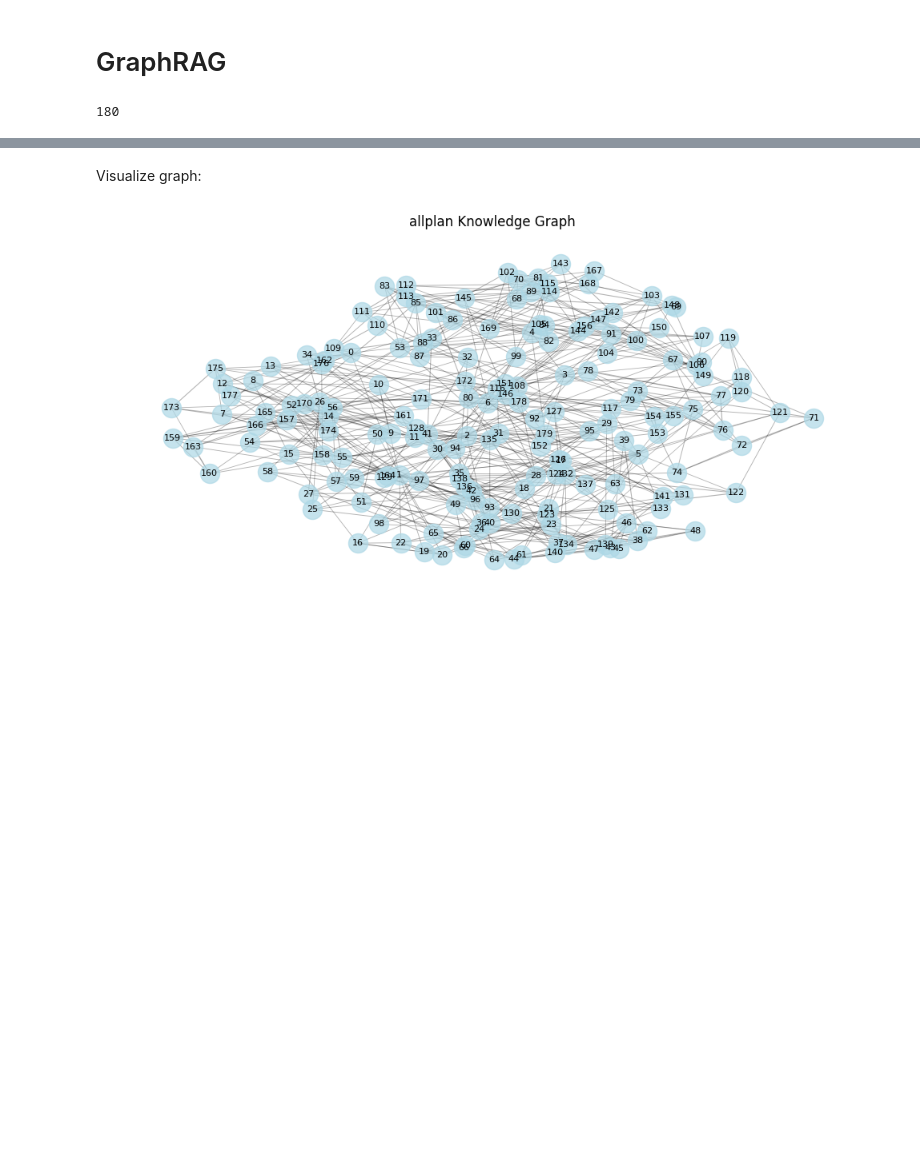
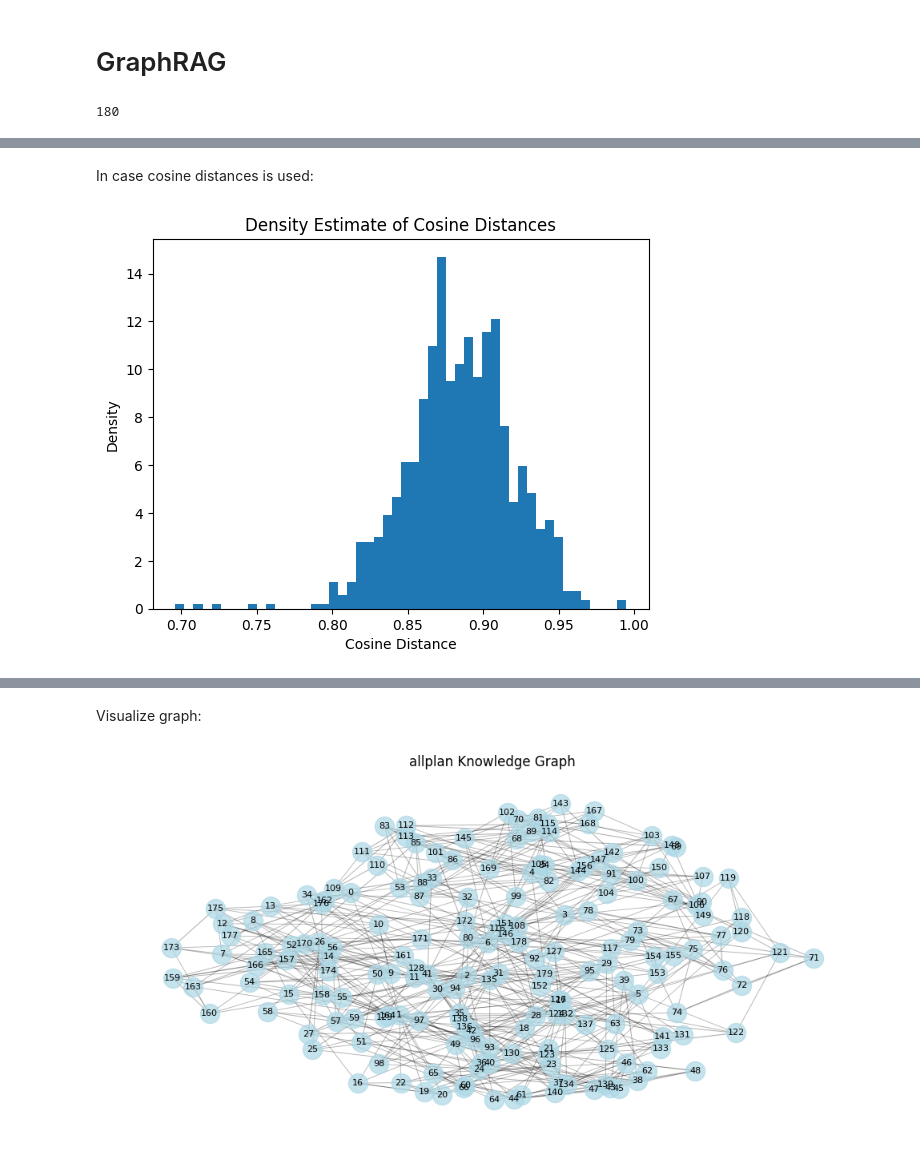
Before and after one commit to AVoss84/graph-rag, a Jupyter notebook: allplan_graph_rag_spanner.ipynb, the cells around one changed output, grey strips where cells are left out. Saved outputs shown, nothing was run; the diff lists cells and outputs as text; code cells hidden in the pictures; blank space fills up the shorter version.

```diff
--- a/allplan_graph_rag_spanner.ipynb
+++ b/allplan_graph_rag_spanner.ipynb
@@ -95,3 +95,15 @@ Graph topology with concept enhancement:
   Nodes: 180
   Edges: 585
   Avg degree: 6.50
+# %% [markdown]
+In case cosine distances is used:
+# %%
+import matplotlib.pyplot as plt
+
+plt.hist(kg.distances, bins=50, density=True)
+plt.xlabel('Cosine Distance')
+plt.ylabel('Density')
+plt.title('Density Estimate of Cosine Distances')
+plt.show()
+# %% [output]
+[figure, added]
```
Also changed, not shown: parts of 2 cells of this notebook, 1 other file.
